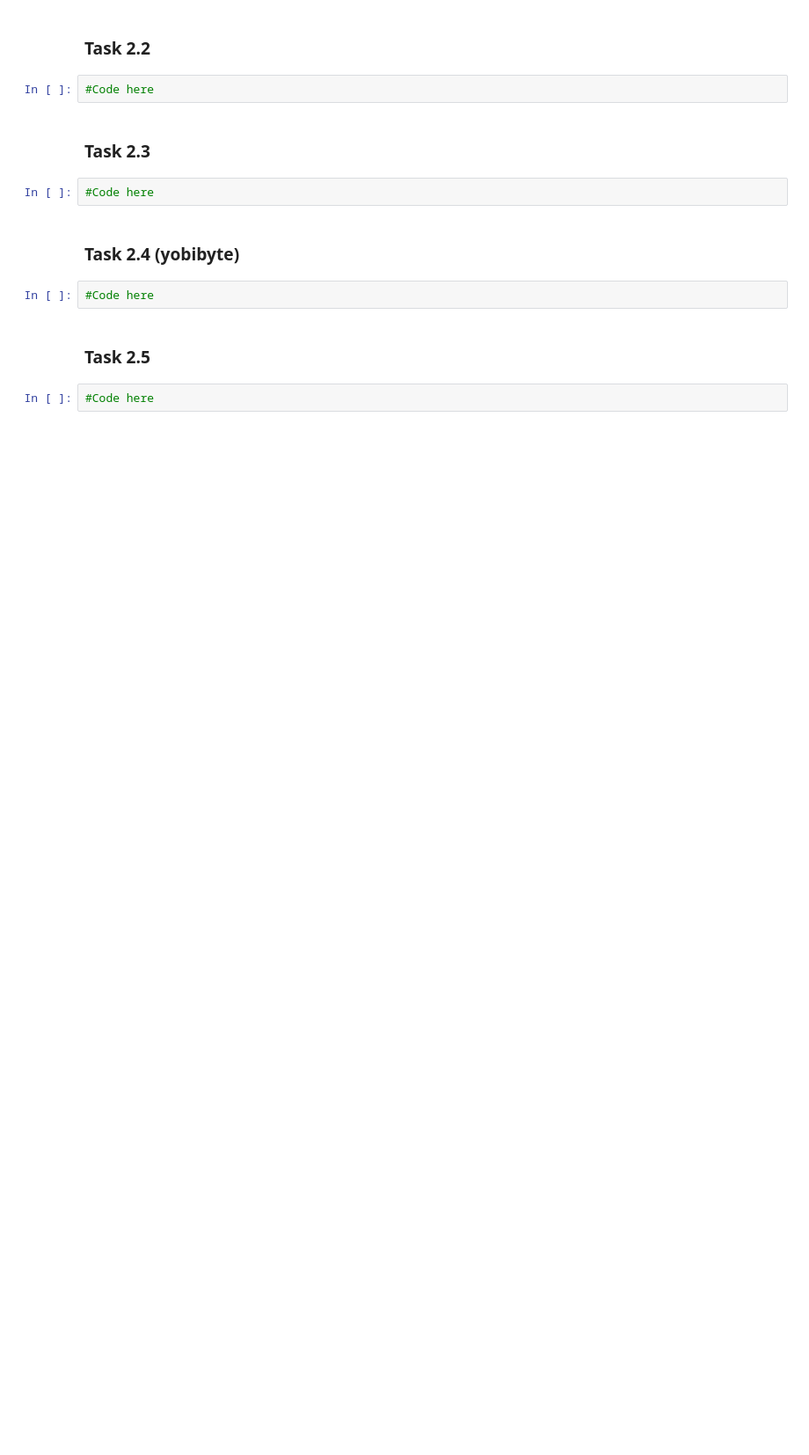
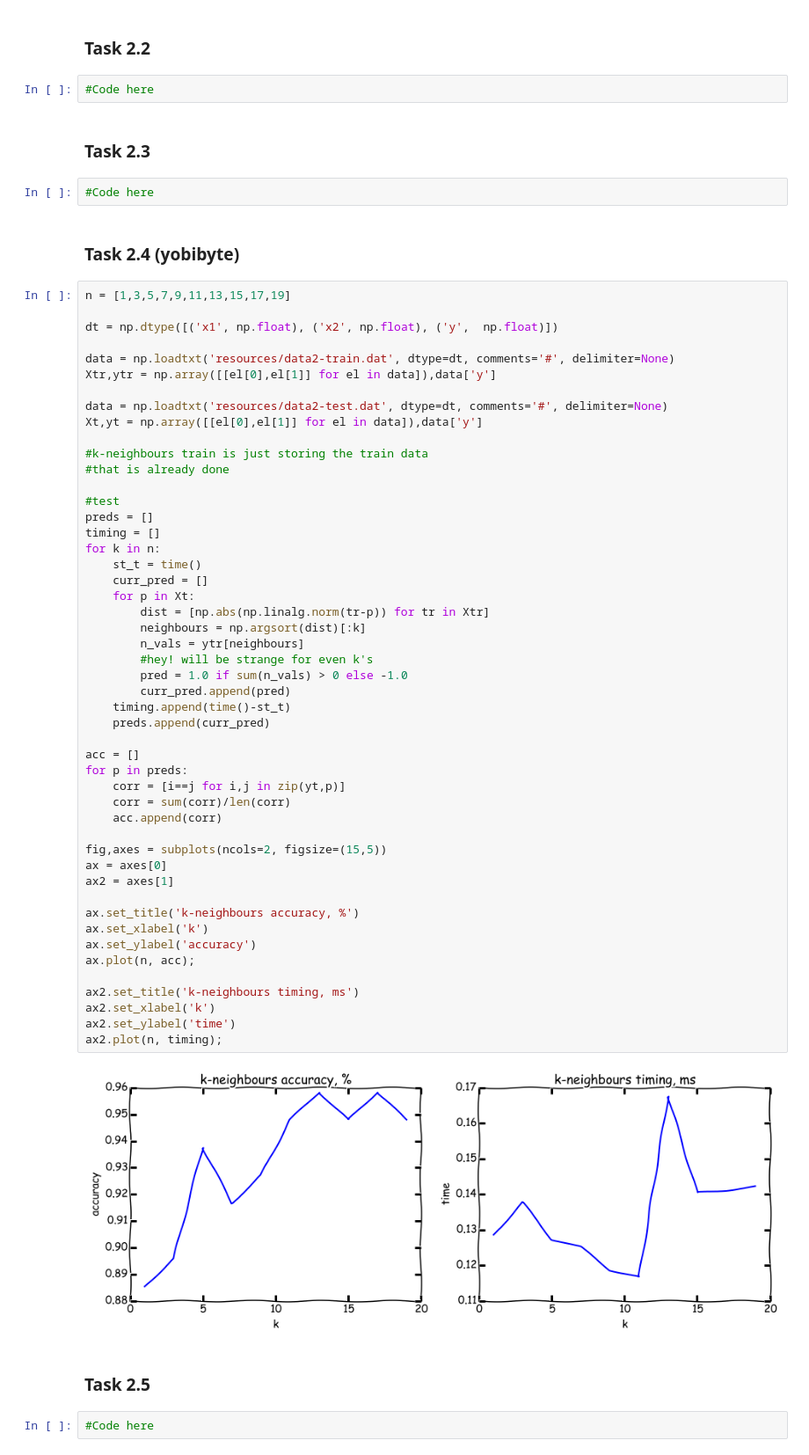
Before and after one commit to liyakun/Pattern-Recognition, a Jupyter notebook: SecondProject/src2.ipynb, the cells around one changed output. Shown at 88% size. Cells and saved outputs as stored; diff of their text form; blank space fills up the shorter version.

```diff
--- a/SecondProject/src2.ipynb
+++ b/SecondProject/src2.ipynb
@@ -83,8 +84,57 @@ legend = ax2.legend(loc='lower right')
 #Code here
 # %% [markdown]
 ### Task 2.4 (yobibyte)
-# %%
-#Code here
+# %%
+n = [1,3,5,7,9,11,13,15,17,19]
+
+dt = np.dtype([('x1', np.float), ('x2', np.float), ('y',  np.float)])
+
+data = np.loadtxt('resources/data2-train.dat', dtype=dt, comments='#', delimiter=None)
+Xtr,ytr = np.array([[el[0],el[1]] for el in data]),data['y']
+
+data = np.loadtxt('resources/data2-test.dat', dtype=dt, comments='#', delimiter=None)
+Xt,yt = np.array([[el[0],el[1]] for el in data]),data['y']
+
+#k-neighbours train is just storing the train data
+#that is already done
+
+#test
+preds = []
+timing = []
+for k in n:
+    st_t = time()
+    curr_pred = []
+    for p in Xt:
+        dist = [np.abs(np.linalg.norm(tr-p)) for tr in Xtr]
+        neighbours = np.argsort(dist)[:k]
+        n_vals = ytr[neighbours]
+        #hey! will be strange for even k's
+        pred = 1.0 if sum(n_vals) > 0 else -1.0
+        curr_pred.append(pred)
+    timing.append(time()-st_t)
+    preds.append(curr_pred)
+
+acc = []
+for p in preds:
+    corr = [i==j for i,j in zip(yt,p)]
+    corr = sum(corr)/len(corr)
+    acc.append(corr)
+
+fig,axes = subplots(ncols=2, figsize=(15,5))
+ax = axes[0]
+ax2 = axes[1]
+
+ax.set_title('k-neighbours accuracy, %')
+ax.set_xlabel('k')
+ax.set_ylabel('accuracy')
+ax.plot(n, acc);
+
+ax2.set_title('k-neighbours timing, ms')
+ax2.set_xlabel('k')
+ax2.set_ylabel('time')
+ax2.plot(n, timing);
+# %% [output]
+[figure, added]
 # %% [markdown]
 ### Task 2.5
 # %%
```
Also changed, not shown: parts of 2 cells of this notebook, 2 other files.
